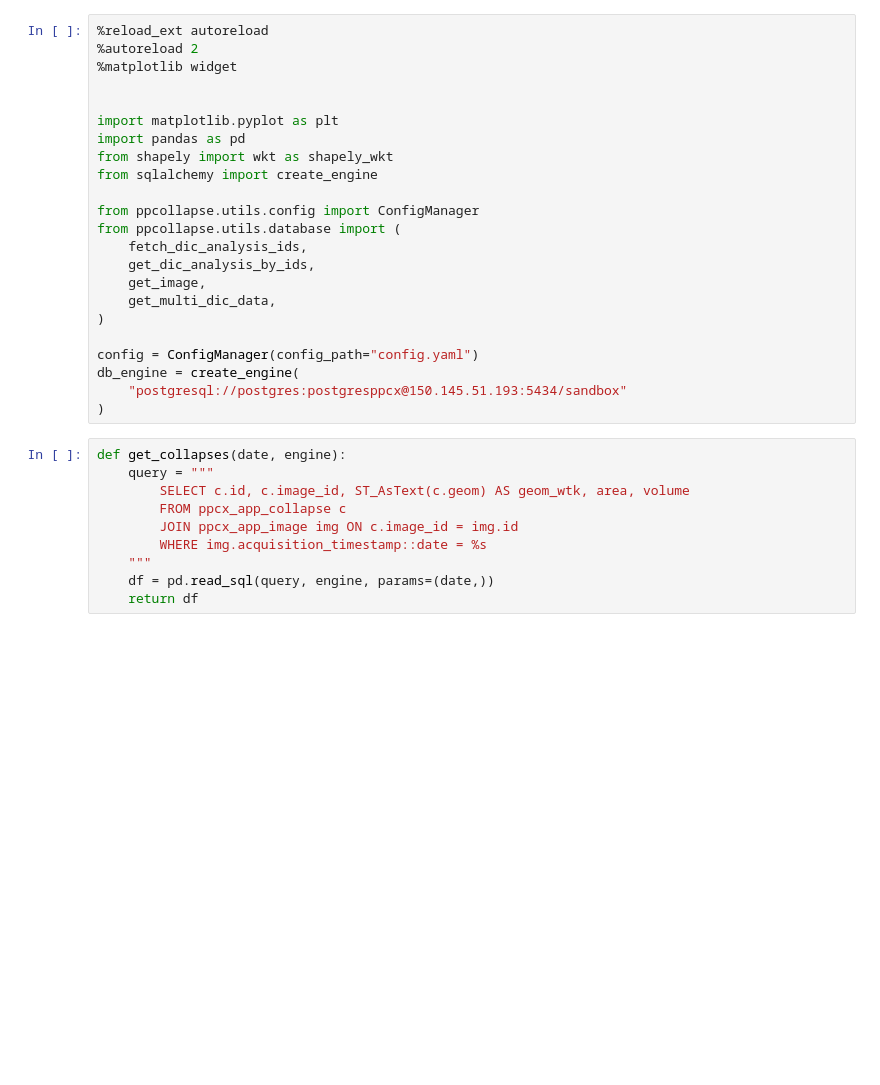
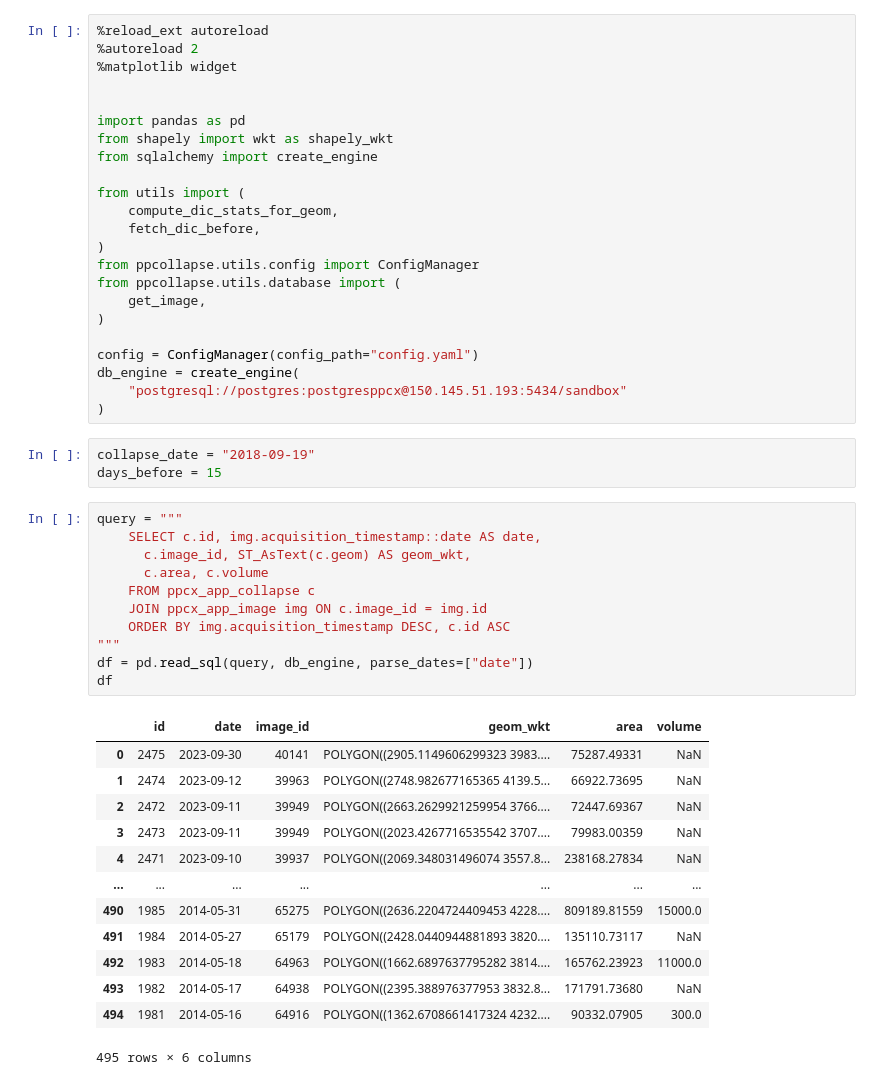
Before and after one commit to franioli/ppcx-collapses, a Jupyter notebook: collapses.ipynb, the cells around one changed output. Cells and saved outputs as stored; diff of their text form; blank space fills up the shorter version.

```diff
--- a/collapses.ipynb
+++ b/collapses.ipynb
@@ -4,30 +4,48 @@
 %matplotlib widget
 
 
-import matplotlib.pyplot as plt
 import pandas as pd
 from shapely import wkt as shapely_wkt
 from sqlalchemy import create_engine
 
+from utils import (
+    compute_dic_stats_for_geom,
+    fetch_dic_before,
+)
 from ppcollapse.utils.config import ConfigManager
 from ppcollapse.utils.database import (
-    fetch_dic_analysis_ids,
-    get_dic_analysis_by_ids,
     get_image,
-    get_multi_dic_data,
 )
 
 config = ConfigManager(config_path="config.yaml")
 db_engine = create_engine(
     "postgresql://postgres:postgresppcx@150.145.51.193:5434/sandbox"
 )
+# %%
+collapse_date = "2018-09-19"
+days_before = 15
 # %%
-def get_collapses(date, engine):
-    query = """
-        SELECT c.id, c.image_id, ST_AsText(c.geom) AS geom_wtk, area, volume
-        FROM ppcx_app_collapse c
-        JOIN ppcx_app_image img ON c.image_id = img.id
-        WHERE img.acquisition_timestamp::date = %s
-    """
-    df = pd.read_sql(query, engine, params=(date,))
-    return df
+query = """
+    SELECT c.id, img.acquisition_timestamp::date AS date,
+      c.image_id, ST_AsText(c.geom) AS geom_wkt,
+      c.area, c.volume
+    FROM ppcx_app_collapse c
+    JOIN ppcx_app_image img ON c.image_id = img.id
+    ORDER BY img.acquisition_timestamp DESC, c.id ASC
+"""
+df = pd.read_sql(query, db_engine, parse_dates=["date"])
+df
+# %% [output]
+|  | id | date | image_id | geom_wkt | area | volume |
+| 0 | 2475 | 2023-09-30 | 40141 | POLYGON((2905.1149606299323 3983.... | 75287.49331 | NaN |
+| 1 | 2474 | 2023-09-12 | 39963 | POLYGON((2748.982677165365 4139.5... | 66922.73695 | NaN |
+| 2 | 2472 | 2023-09-11 | 39949 | POLYGON((2663.2629921259954 3766.... | 72447.69367 | NaN |
+| 3 | 2473 | 2023-09-11 | 39949 | POLYGON((2023.4267716535542 3707.... | 79983.00359 | NaN |
+| 4 | 2471 | 2023-09-10 | 39937 | POLYGON((2069.348031496074 3557.8... | 238168.27834 | NaN |
+| ... | ... | ... | ... | ... | ... | ... |
+| 490 | 1985 | 2014-05-31 | 65275 | POLYGON((2636.2204724409453 4228.... | 809189.81559 | 15000.0 |
+| 491 | 1984 | 2014-05-27 | 65179 | POLYGON((2428.0440944881893 3820.... | 135110.73117 | NaN |
+| 492 | 1983 | 2014-05-18 | 64963 | POLYGON((1662.6897637795282 3814.... | 165762.23923 | 11000.0 |
+| 493 | 1982 | 2014-05-17 | 64938 | POLYGON((2395.388976377953 3832.8... | 171791.73680 | NaN |
+| 494 | 1981 | 2014-05-16 | 64916 | POLYGON((1362.6708661417324 4232.... | 90332.07905 | 300.0 |
+495 rows × 6 columns
```
Also changed, not shown: parts of 7 cells of this notebook, 9 other files.
